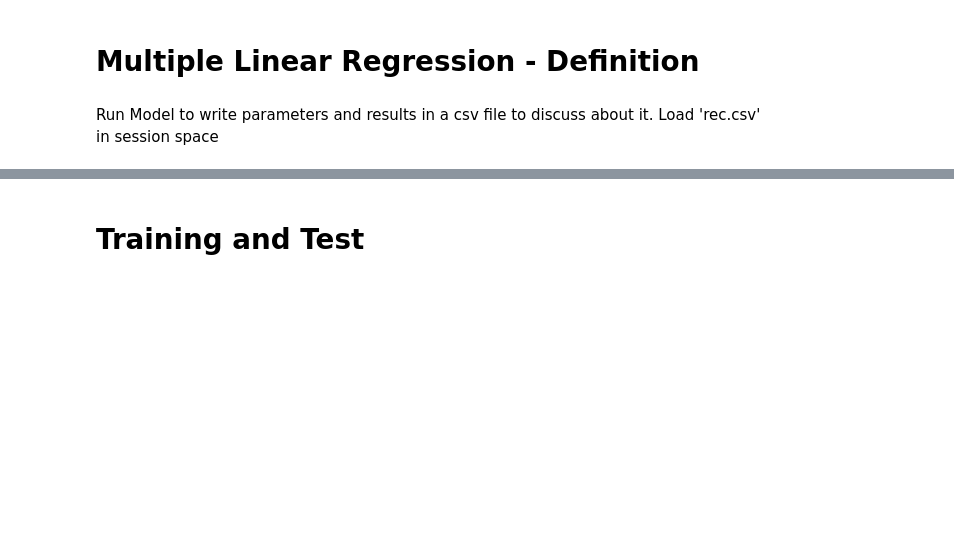
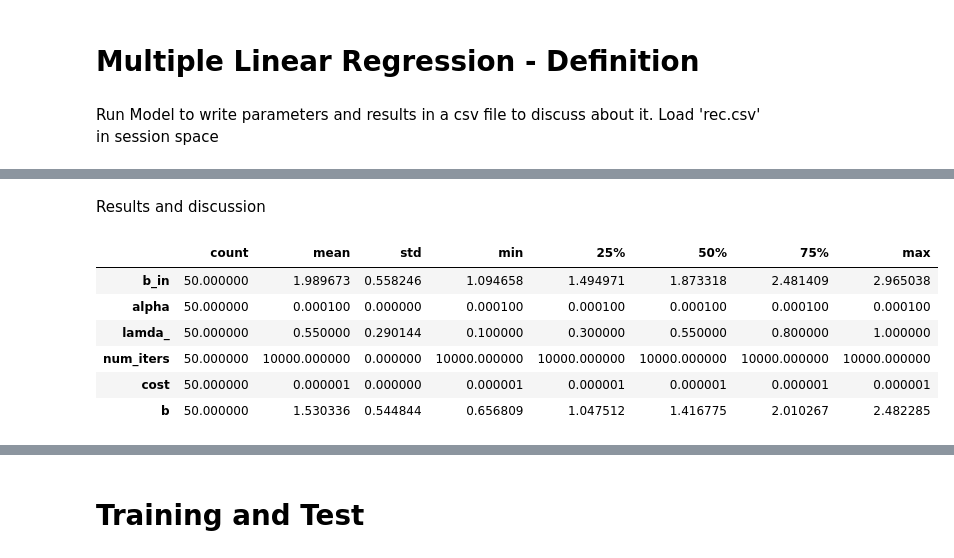
Before and after one commit to PierDiella/BigData_Rep, a Jupyter notebook: COMPLETE_Multi_Linear_Regression.ipynb, the cells around one changed output, grey strips where cells are left out. Drawn from its saved outputs; the diff is of its cells as text; code cells hidden in the pictures; blank space fills up the shorter version.

```diff
--- a/COMPLETE_Multi_Linear_Regression.ipynb
+++ b/COMPLETE_Multi_Linear_Regression.ipynb
@@ -410,0 +393,15 @@ cost: 5.609221451459645e-07
+# %% [markdown]
+Results and discussion
+# %%
+df_results=pd.read_csv("rec.csv")
+
+
+df_results.describe().T.style.background_gradient(cmap = "Oranges")
+# %% [output]
+|  | count | mean | std | min | 25% | 50% | 75% | max |
+| b_in | 50.000000 | 1.989673 | 0.558246 | 1.094658 | 1.494971 | 1.873318 | 2.481409 | 2.965038 |
+| alpha | 50.000000 | 0.000100 | 0.000000 | 0.000100 | 0.000100 | 0.000100 | 0.000100 | 0.000100 |
+| lamda_ | 50.000000 | 0.550000 | 0.290144 | 0.100000 | 0.300000 | 0.550000 | 0.800000 | 1.000000 |
+| num_iters | 50.000000 | 10000.000000 | 0.000000 | 10000.000000 | 10000.000000 | 10000.000000 | 10000.000000 | 10000.000000 |
+| cost | 50.000000 | 0.000001 | 0.000000 | 0.000001 | 0.000001 | 0.000001 | 0.000001 | 0.000001 |
+| b | 50.000000 | 1.530336 | 0.544844 | 0.656809 | 1.047512 | 1.416775 | 2.010267 | 2.482285 |
```
Also changed, not shown: parts of 7 cells of this notebook.
